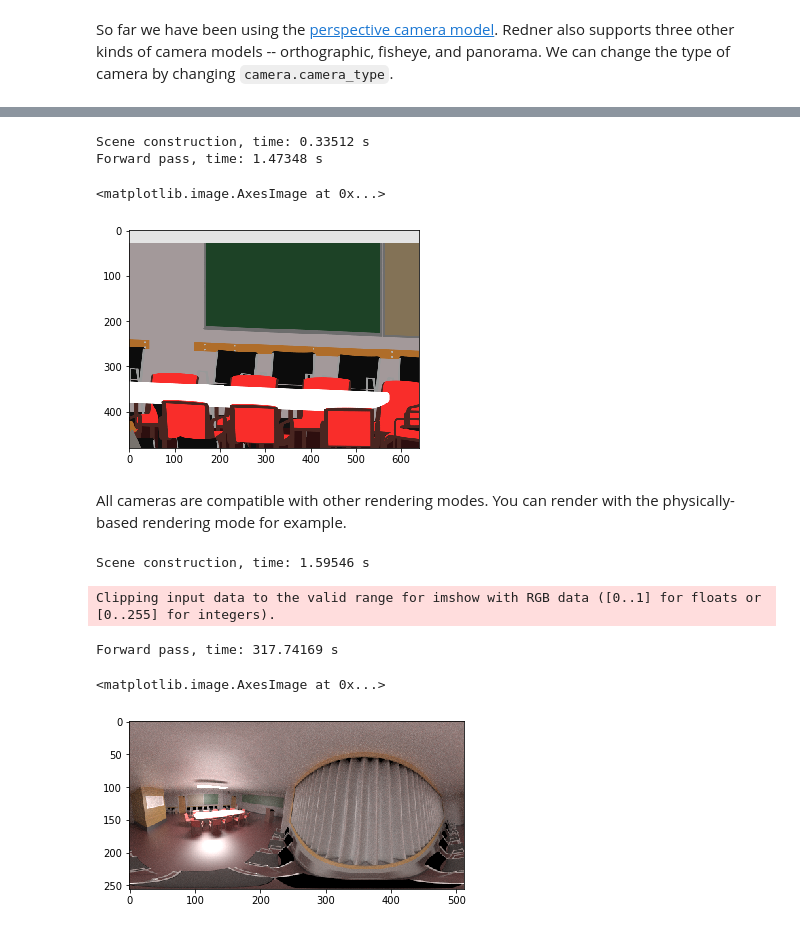
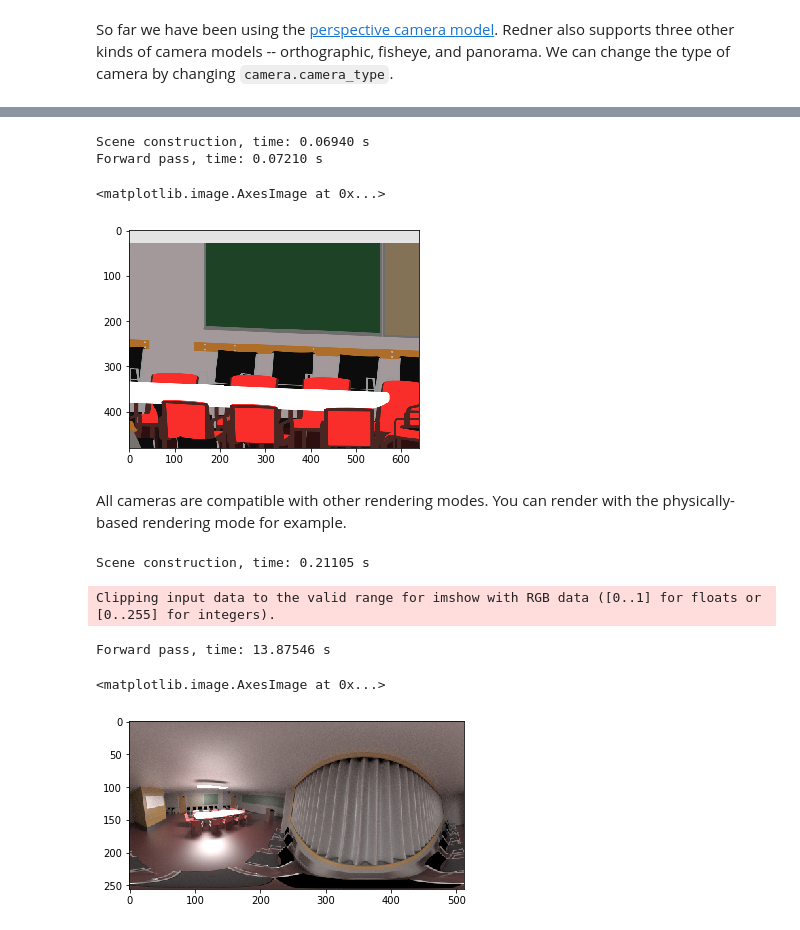
Before and after one commit to BachiLi/redner, a Jupyter notebook: tutorials/camera_model.ipynb, the cells around one changed output, grey strips where cells are left out. Cells and saved outputs as stored; diff of their text form; code cells hidden in the pictures.

```diff
--- a/tutorials/camera_model.ipynb
+++ b/tutorials/camera_model.ipynb
@@ -109,18 +134,18 @@ Forward pass, time: 0.55303 s
 # %%
 # Orthographic camera
 # For orthographic cameras we need to use the cam_to_world transform to scale the view, otherwise we wouldn't see much.
 scene.camera.camera_type = pyredner.camera_type.orthographic
 scene.camera.resolution = (480, 640)
 scene.camera.cam_to_world = pyredner.gen_look_at_matrix(scene.camera.position,
                                                        scene.camera.look_at,
                                                        scene.camera.up) @ pyredner.gen_scale_matrix(torch.ones(3) * 600.0)
 img = pyredner.render_albedo(scene)
-imshow(img)
+imshow(img.cpu())
 # %% [output]
-Scene construction, time: 0.33512 s
-Forward pass, time: 1.47348 s
+Scene construction, time: 0.06940 s
+Forward pass, time: 0.07210 s
 <matplotlib.image.AxesImage at 0x...>
-[figure, old version]
+[figure, new version]
 # %% [markdown]
 All cameras are compatible with other rendering modes. You can render with the physically-based rendering mode for example.
 # %%
@@ -133,11 +158,11 @@ light = pyredner.generate_quad_light(position = camera.look_at + torch.tensor([0
                                      size = torch.tensor([400.0, 100.0]),
                                      intensity = torch.tensor([50.0, 50.0, 50.0]))
 scene = pyredner.Scene(camera = camera, objects = objects + [light])
-img = pyredner.render_pathtracing(scene, num_samples=(512, 16), max_bounces=8)
+img = pyredner.render_pathtracing(scene, num_samples=(1024, 32), max_bounces=4)
 imshow(torch.pow(img, 1.0/2.2).cpu()) # gamma tone compression
 # %% [output]
-Scene construction, time: 1.59546 s
+Scene construction, time: 0.21105 s
 Clipping input data to the valid range for imshow with RGB data ([0..1] for floats or [0..255] for integers).
-Forward pass, time: 317.74169 s
+Forward pass, time: 13.87546 s
 <matplotlib.image.AxesImage at 0x...>
-[figure, old version]
+[figure, new version]
```
Also changed, not shown: parts of 9 cells of this notebook.
